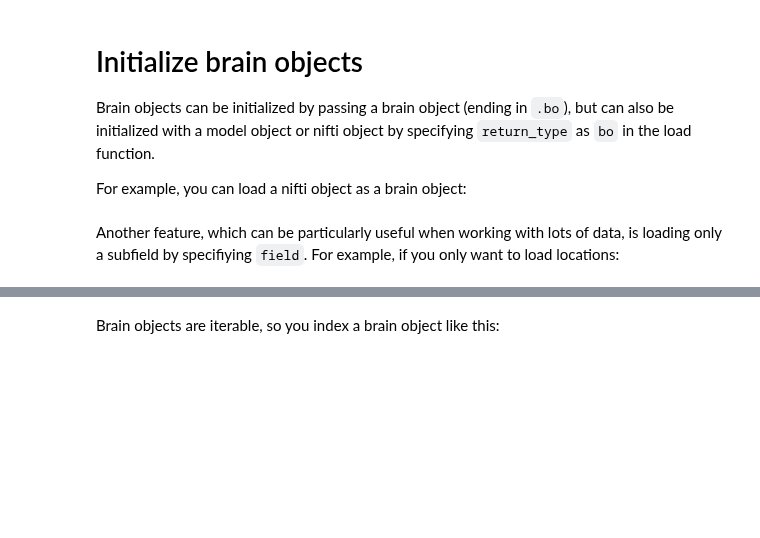
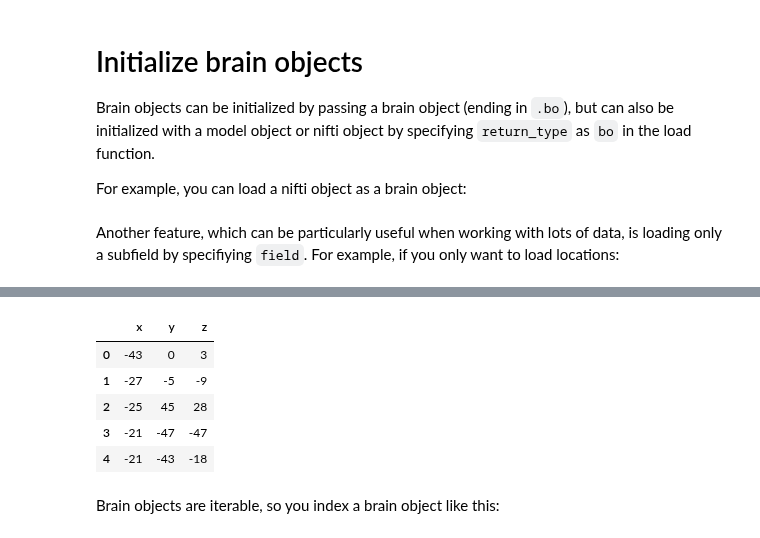
Before and after one commit to ContextLab/supereeg, a Jupyter notebook: docs/tutorial/brain_objects.ipynb, the cells around one changed output, grey strips where cells are left out. Cells and saved outputs as stored; diff of their text form; code cells hidden in the pictures; blank space fills up the shorter version.

```diff
--- a/docs/tutorial/brain_objects.ipynb
+++ b/docs/tutorial/brain_objects.ipynb
@@ -81,2 +119,9 @@ Similarly, the electrode locations are stored as a Pandas DataFrame, and can be
 # %%
-bo.locs.head()
+bo.get_locs().head()
+# %% [output]
+|  | x | y | z |
+| 0 | -43 | 0 | 3 |
+| 1 | -27 | -5 | -9 |
+| 2 | -25 | 45 | 28 |
+| 3 | -21 | -47 | -47 |
+| 4 | -21 | -43 | -18 |
```
Also changed, not shown: parts of 22 cells of this notebook, 2 other files.
